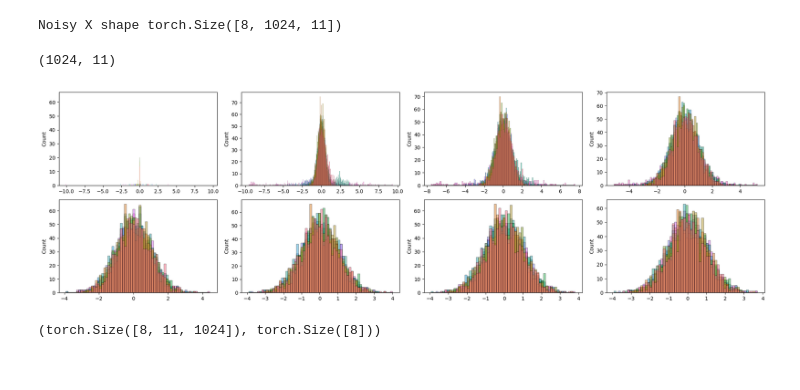
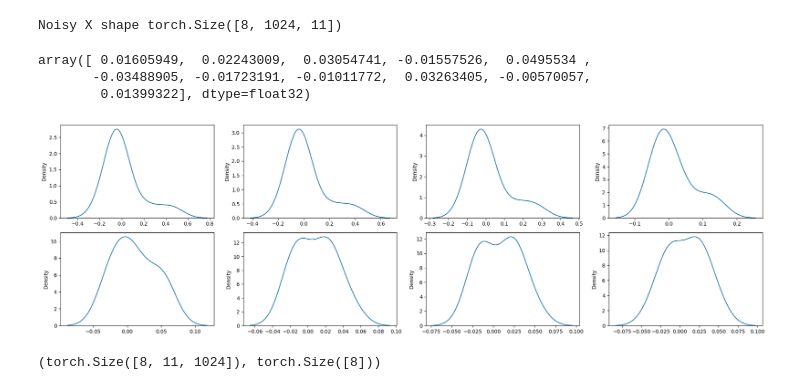
Before and after one commit to amuraddd/ducks, a Jupyter notebook: ducks/notebooks/diffusion_training_diffusers.ipynb, the cells around one changed output. Saved outputs shown, nothing was run; the diff lists cells and outputs as text; code cells hidden in the pictures.

```diff
--- a/ducks/notebooks/diffusion_training_diffusers.ipynb
+++ b/ducks/notebooks/diffusion_training_diffusers.ipynb
@@ -73,22 +73,24 @@ print("Noisy X shape", noisy_xb.shape)
 # %% [output]
 Noisy X shape torch.Size([8, 1024, 11])
 # %%
-noisy_x.numpy().shape
+noisy_x.squeeze().numpy().mean(axis=0).T#.shape
 # %% [output]
-(1024, 11)
+array([ 0.01605949,  0.02243009,  0.03054741, -0.01557526,  0.0495534 ,
+       -0.03488905, -0.01723191, -0.01011772,  0.03263405, -0.00570057,
+        0.01399322], dtype=float32)
 # %%
 num_plots = 10
 stepsize = int(T/num_plots)
 
 fig, axs = plt.subplots(2, len(noisy_xb)//2, figsize=(20,6))
 axs = axs.flatten()
 for ax, noisy_x in zip(axs, noisy_xb):
     # plot_dist_from_sample(x)
-    sns.histplot(noisy_x.numpy(), kde=False, ax=ax, legend=False)
+    sns.kdeplot(noisy_x.squeeze().numpy().mean(axis=0), ax=ax, legend=False)
 plt.tight_layout()
 plt.show()
 # %% [output]
-[figure, old version]
+[figure, new version]
 # %%
 # sample_from_batch.shape[-1]
 # x.shape
```
Also changed, not shown: parts of 2 cells of this notebook.
